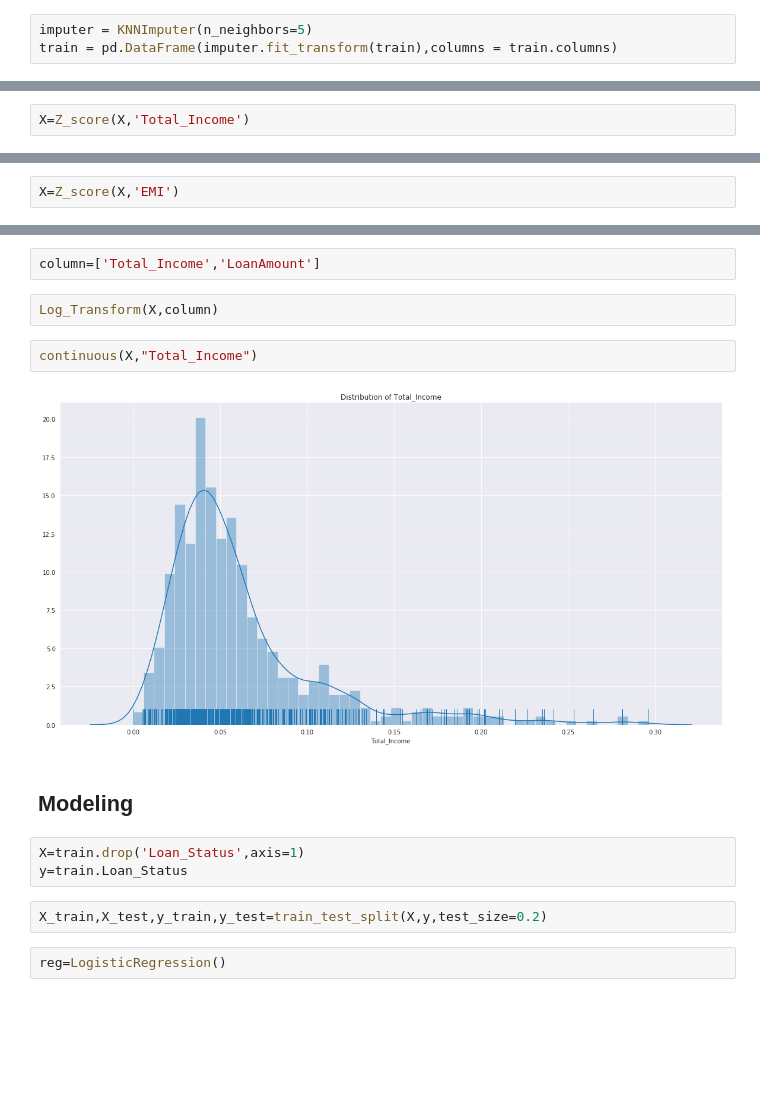
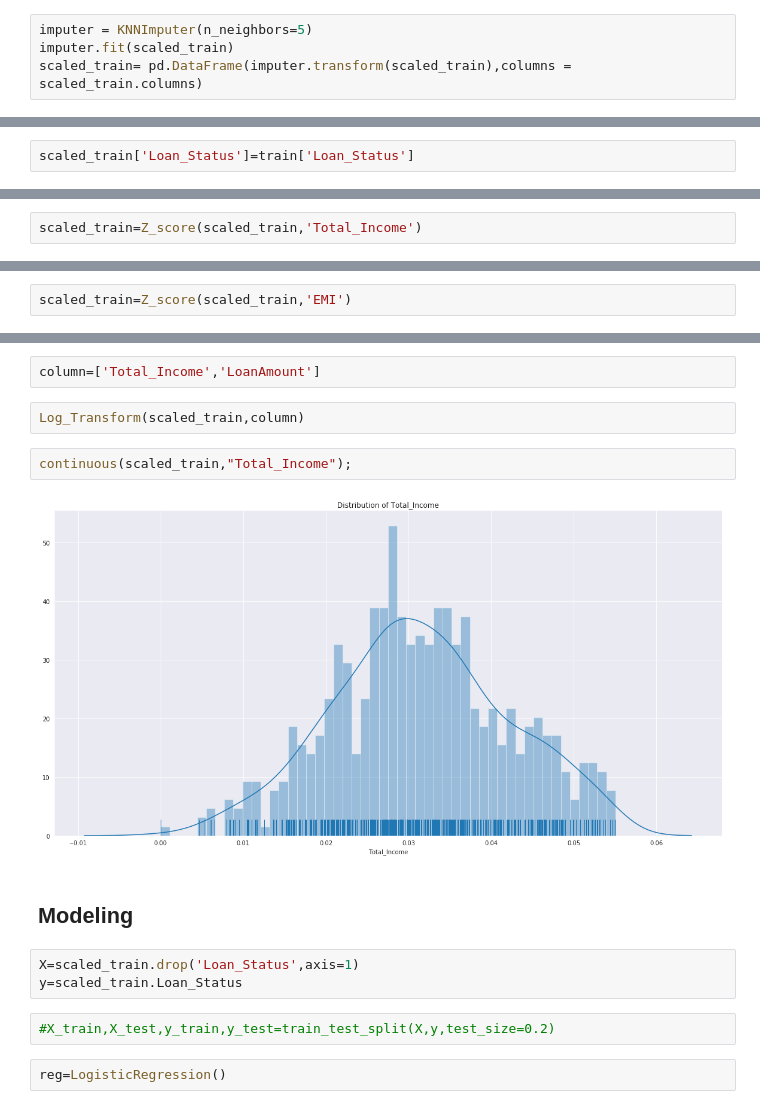
Before and after one commit to faisal-git/predict_loan_approval, a Jupyter notebook: predict_loan.ipynb, the cells around one changed output, grey strips where cells are left out. Drawn from its saved outputs; the diff is of its cells as text; blank space fills up the shorter version.

Commit message:
added scaling to test

```diff
--- a/predict_loan.ipynb
+++ b/predict_loan.ipynb
@@ -1135,4 +1205,5 @@ train= pd.DataFrame(scaler.fit_transform(train), columns = train.columns)
 ### imputing using KNNImputer
 # %%
 imputer = KNNImputer(n_neighbors=5)
-train = pd.DataFrame(imputer.fit_transform(train),columns = train.columns)
+imputer.fit(scaled_train)
+scaled_train= pd.DataFrame(imputer.transform(scaled_train),columns = scaled_train.columns)
@@ -1141,3 +1236,5 @@ X=train
 # %% [markdown]
 ### Removing Outliers
+# %%
+scaled_train['Loan_Status']=train['Loan_Status']
 # %%
@@ -1147,3 +1244,3 @@ continuous(X,"Total_Income")
 # %%
-X=Z_score(X,'Total_Income')
+scaled_train=Z_score(scaled_train,'Total_Income')
 # %%
@@ -1161,3 +1258,3 @@ continuous(X,"EMI")
 # %%
-X=Z_score(X,'EMI')
+scaled_train=Z_score(scaled_train,'EMI')
 # %%
@@ -1173,18 +1270,18 @@ X.shape
 # %%
 column=['Total_Income','LoanAmount']
 # %%
-Log_Transform(X,column)
+Log_Transform(scaled_train,column)
 # %%
-continuous(X,"Total_Income")
+continuous(scaled_train,"Total_Income");
 # %% [output]
-[figure, old version]
+[figure, new version]
 # %% [markdown]
 ## Modeling
 # %%
-X=train.drop('Loan_Status',axis=1)
-y=train.Loan_Status
+X=scaled_train.drop('Loan_Status',axis=1)
+y=scaled_train.Loan_Status
 # %%
-X_train,X_test,y_train,y_test=train_test_split(X,y,test_size=0.2)
+#X_train,X_test,y_train,y_test=train_test_split(X,y,test_size=0.2)
 # %%
 reg=LogisticRegression()
 # %%
```
Also changed, not shown: parts of 47 cells of this notebook.
